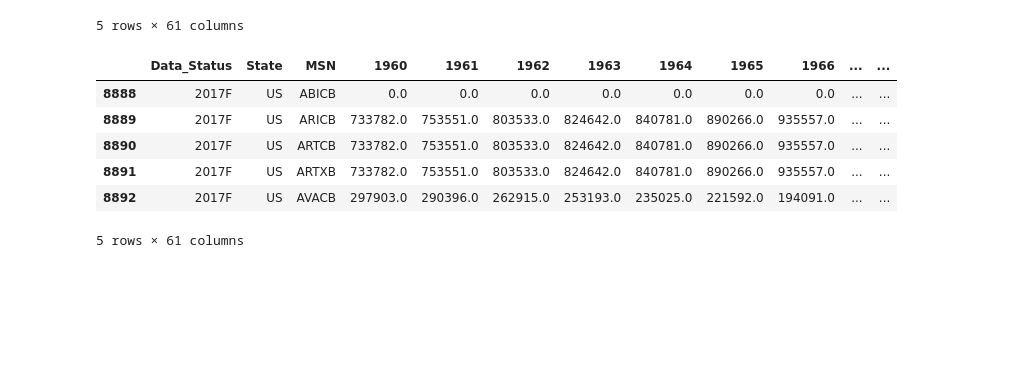
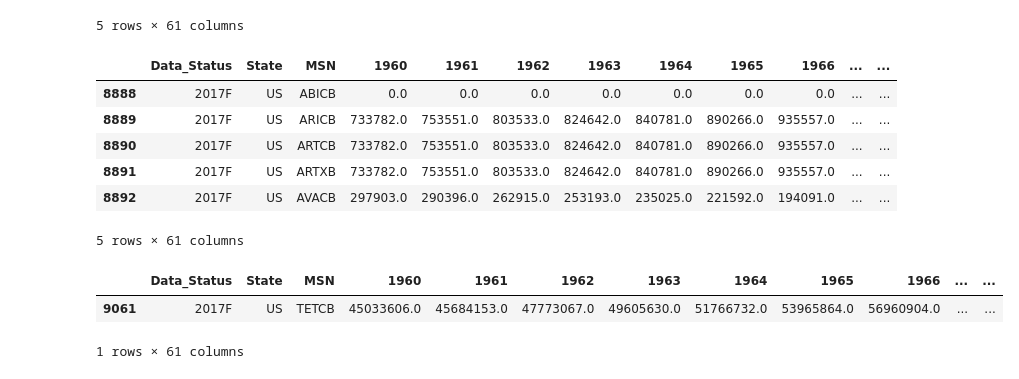
Before and after one commit to firdausmehta/Renewable-Energy-Industry-Outlook, a Jupyter notebook: us_energy.ipynb, the cells around one changed output. Drawn from its saved outputs; the diff is of its cells as text; code cells hidden in the pictures; blank space fills up the shorter version.

```diff
--- a/us_energy.ipynb
+++ b/us_energy.ipynb
@@ -108,3 +108,11 @@ df.head()
 | 8891 | 2017F | US | ARTXB | 733782.0 | 753551.0 | 803533.0 | 824642.0 | 840781.0 | 890266.0 | 935557.0 | ... | ... |
 | 8892 | 2017F | US | AVACB | 297903.0 | 290396.0 | 262915.0 | 253193.0 | 235025.0 | 221592.0 | 194091.0 | ... | ... |
 5 rows × 61 columns
+# %%
+# Select only total consumed energy type
+cons_df = df.loc[df["MSN"] == "TETCB"]
+cons_df.head()
+# %% [output]
+|  | Data_Status | State | MSN | 1960 | 1961 | 1962 | 1963 | 1964 | 1965 | 1966 | ... | ... |
+| 9061 | 2017F | US | TETCB | 45033606.0 | 45684153.0 | 47773067.0 | 49605630.0 | 51766732.0 | 53965864.0 | 56960904.0 | ... | ... |
+1 rows × 61 columns
```
